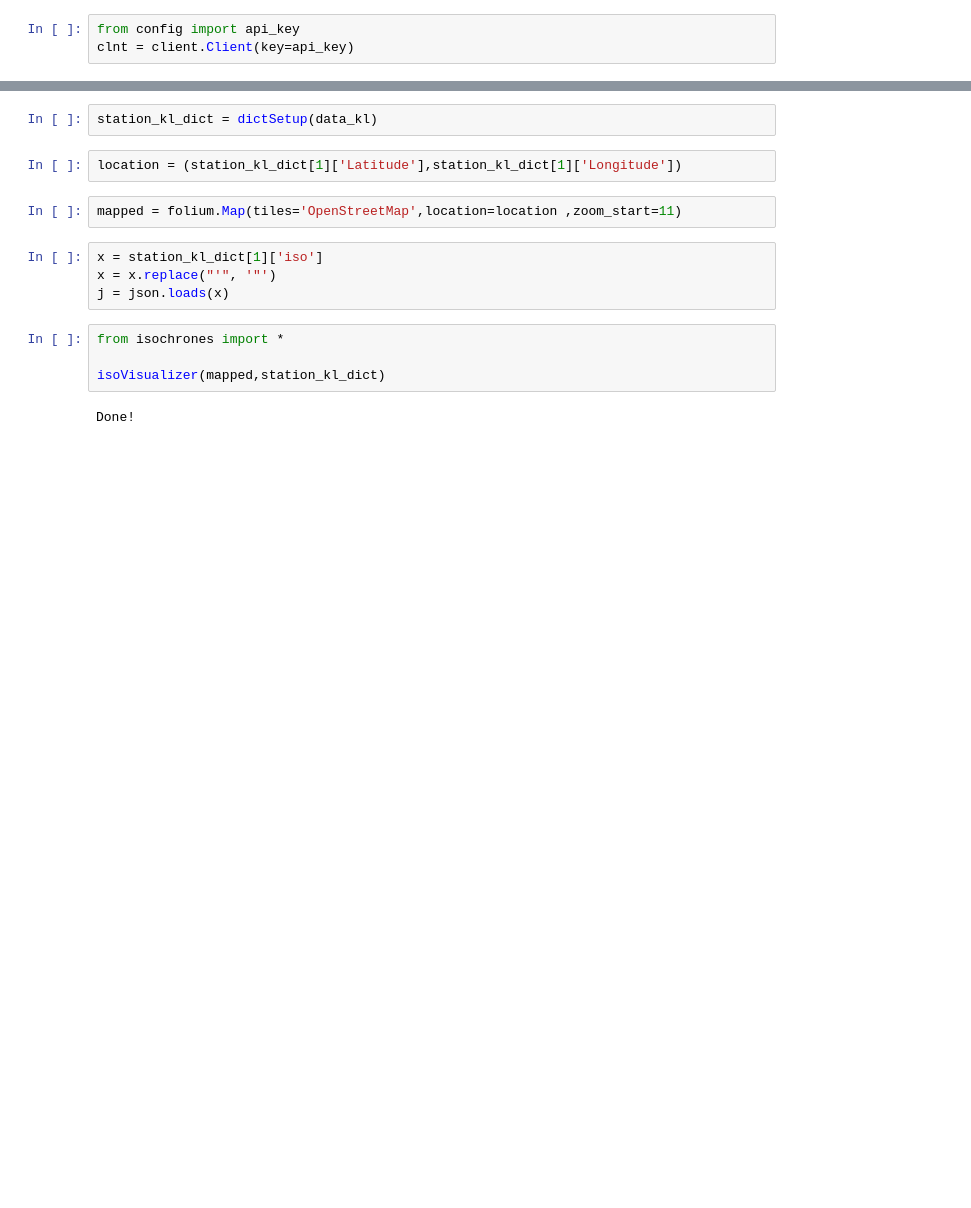
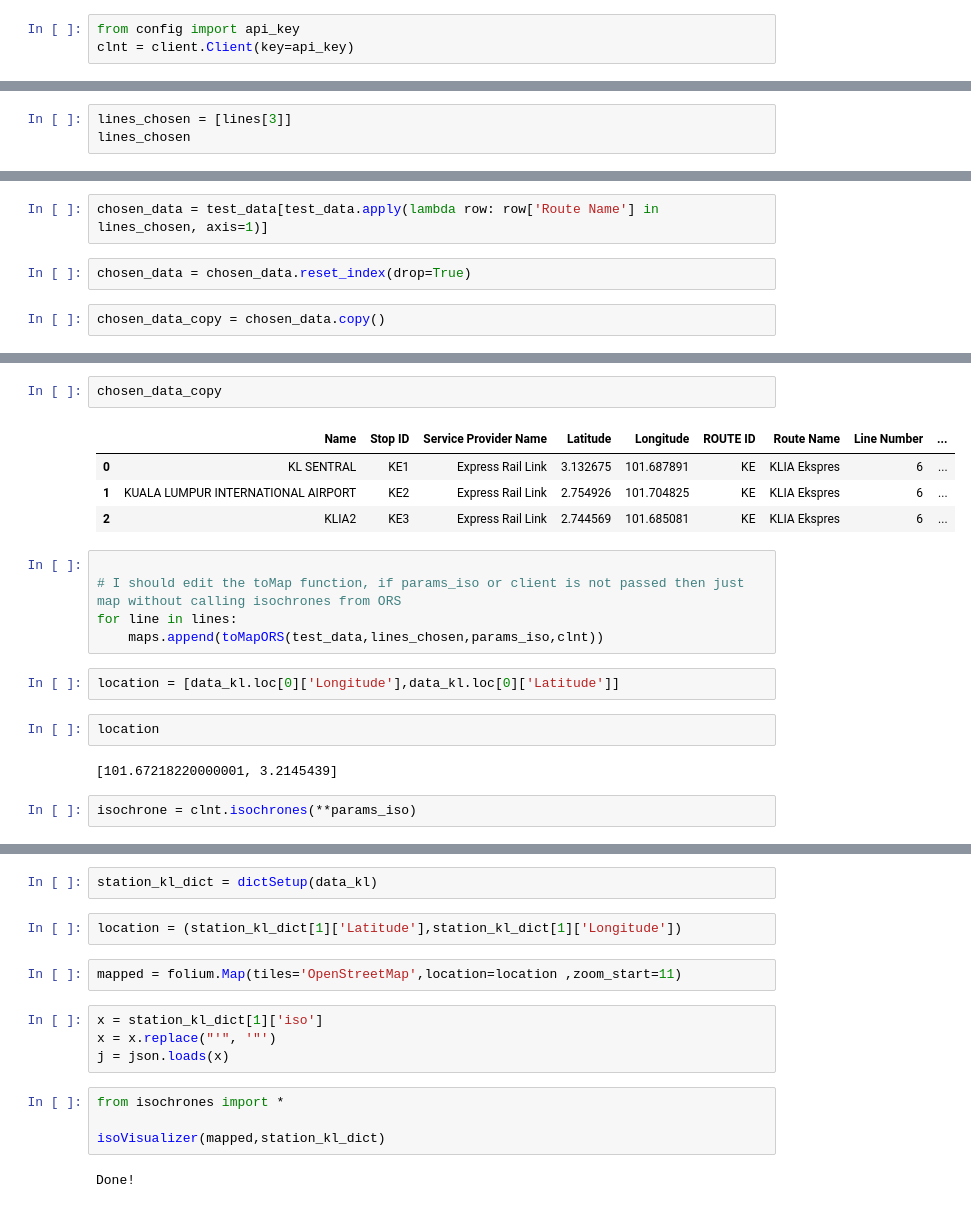
Before and after one commit to nabilersyad/train-stations-isochrones, a Jupyter notebook: map_test.ipynb, the cells around one changed output, grey strips where cells are left out. Drawn from its saved outputs; the diff is of its cells as text; blank space fills up the shorter version.

Commit message:
App edits and code tests

```diff
--- a/map_test.ipynb
+++ b/map_test.ipynb
@@ -37,0 +63,3 @@ data_all = pd.concat([data_kl[columns],data_sg[columns],data_mtl[columns]])
+# %%
+lines_chosen = [lines[3]]
+lines_chosen
@@ -56,0 +129,6 @@ def isoVisualizerTemp(maps,stations):
+# %%
+chosen_data = test_data[test_data.apply(lambda row: row['Route Name'] in lines_chosen, axis=1)]
+# %%
+chosen_data = chosen_data.reset_index(drop=True)
+# %%
+chosen_data_copy = chosen_data.copy()
@@ -56,0 +144,20 @@ def isoVisualizerTemp(maps,stations):
+# %%
+chosen_data_copy
+# %% [output]
+|  | Name | Stop ID | Service Provider Name | Latitude | Longitude | ROUTE ID | Route Name | Line Number | ... |
+| 0 | KL SENTRAL | KE1 | Express Rail Link | 3.132675 | 101.687891 | KE | KLIA Ekspres | 6 | ... |
+| 1 | KUALA LUMPUR INTERNATIONAL AIRPORT | KE2 | Express Rail Link | 2.754926 | 101.704825 | KE | KLIA Ekspres | 6 | ... |
+| 2 | KLIA2 | KE3 | Express Rail Link | 2.744569 | 101.685081 | KE | KLIA Ekspres | 6 | ... |
+# %%
+
+# I should edit the toMap function, if params_iso or client is not passed then just map without calling isochrones from ORS
+for line in lines:
+    maps.append(toMapORS(test_data,lines_chosen,params_iso,clnt))
+# %%
+location = [data_kl.loc[0]['Longitude'],data_kl.loc[0]['Latitude']]
+# %%
+location
+# %% [output]
+[101.67218220000001, 3.2145439]
+# %%
+isochrone = clnt.isochrones(**params_iso)
```
Also changed, not shown: parts of 12 cells of this notebook, 3 other files.
